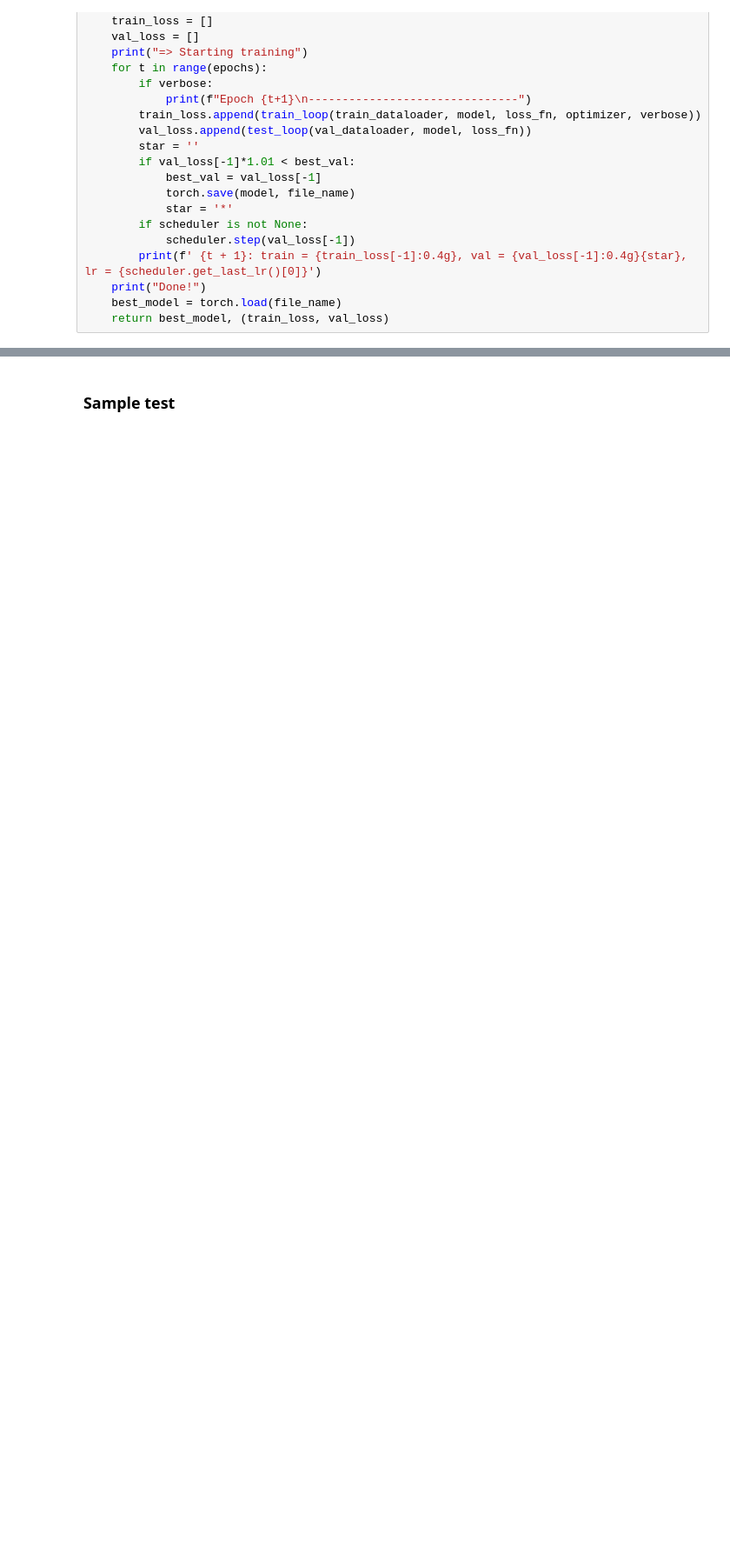
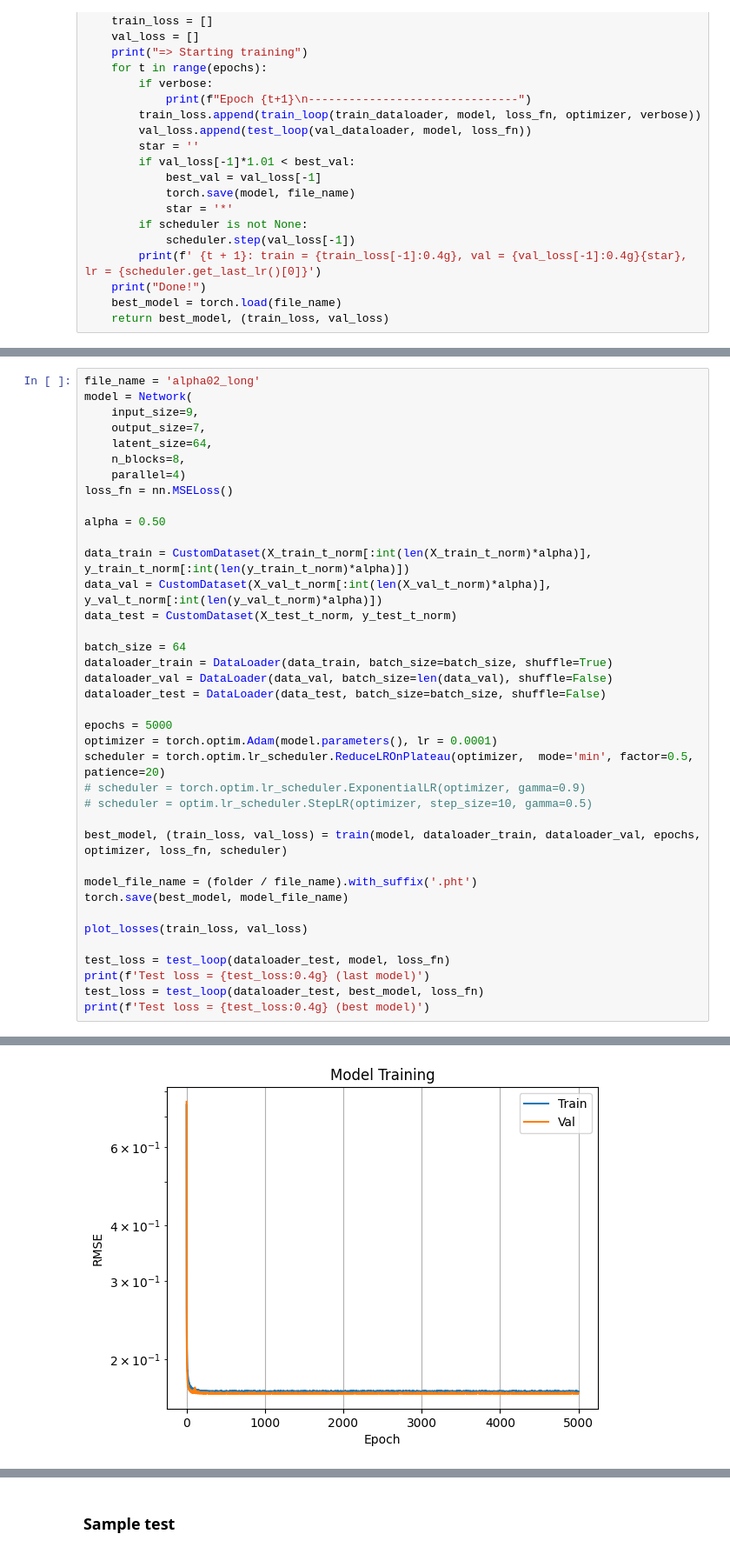
Before and after one commit to TiagoCAAmorim/SimModels, a Jupyter notebook: graph_nn/build_rnn.ipynb, the cells around one changed output, grey strips where cells are left out. Shown at 87% size. Drawn from its saved outputs; the diff is of its cells as text; blank space fills up the shorter version.

```diff
--- a/graph_nn/build_rnn.ipynb
+++ b/graph_nn/build_rnn.ipynb
@@ -403,0 +580,39 @@ def train(model: Network,
+# %%
+file_name = 'alpha02_long'
+model = Network(
+    input_size=9,
+    output_size=7,
+    latent_size=64,
+    n_blocks=8,
+    parallel=4)
+loss_fn = nn.MSELoss()
+
+alpha = 0.50
+
+data_train = CustomDataset(X_train_t_norm[:int(len(X_train_t_norm)*alpha)], y_train_t_norm[:int(len(y_train_t_norm)*alpha)])
+data_val = CustomDataset(X_val_t_norm[:int(len(X_val_t_norm)*alpha)], y_val_t_norm[:int(len(y_val_t_norm)*alpha)])
+data_test = CustomDataset(X_test_t_norm, y_test_t_norm)
+
+batch_size = 64
+dataloader_train = DataLoader(data_train, batch_size=batch_size, shuffle=True)
+dataloader_val = DataLoader(data_val, batch_size=len(data_val), shuffle=False)
+dataloader_test = DataLoader(data_test, batch_size=batch_size, shuffle=False)
+
+epochs = 5000
+optimizer = torch.optim.Adam(model.parameters(), lr = 0.0001)
+scheduler = torch.optim.lr_scheduler.ReduceLROnPlateau(optimizer,  mode='min', factor=0.5, patience=20)
+# scheduler = torch.optim.lr_scheduler.ExponentialLR(optimizer, gamma=0.9)
+# scheduler = optim.lr_scheduler.StepLR(optimizer, step_size=10, gamma=0.5)
+
+best_model, (train_loss, val_loss) = train(model, dataloader_train, dataloader_val, epochs, optimizer, loss_fn, scheduler)
+
+model_file_name = (folder / file_name).with_suffix('.pht')
+torch.save(best_model, model_file_name)
+
+plot_losses(train_loss, val_loss)
+
+test_loss = test_loop(dataloader_test, model, loss_fn)
+print(f'Test loss = {test_loss:0.4g} (last model)')
+test_loss = test_loop(dataloader_test, best_model, loss_fn)
+print(f'Test loss = {test_loss:0.4g} (best model)')
+# %% [output]
@@ -403,0 +636 @@ def train(model: Network,
+[figure, added]
```
Also changed, not shown: parts of 21 cells of this notebook, 3 other files.
